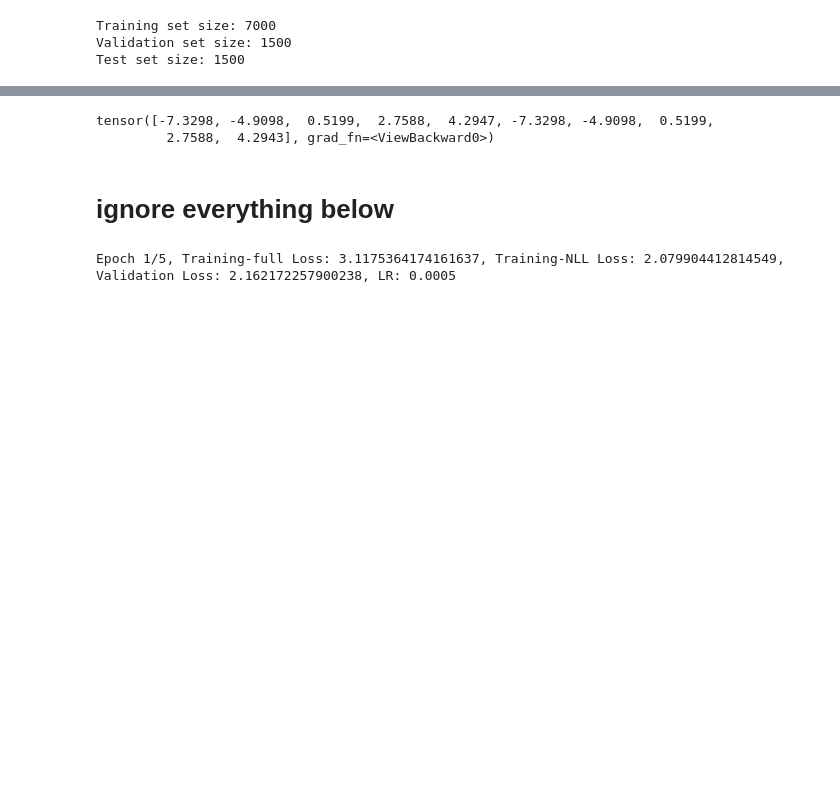
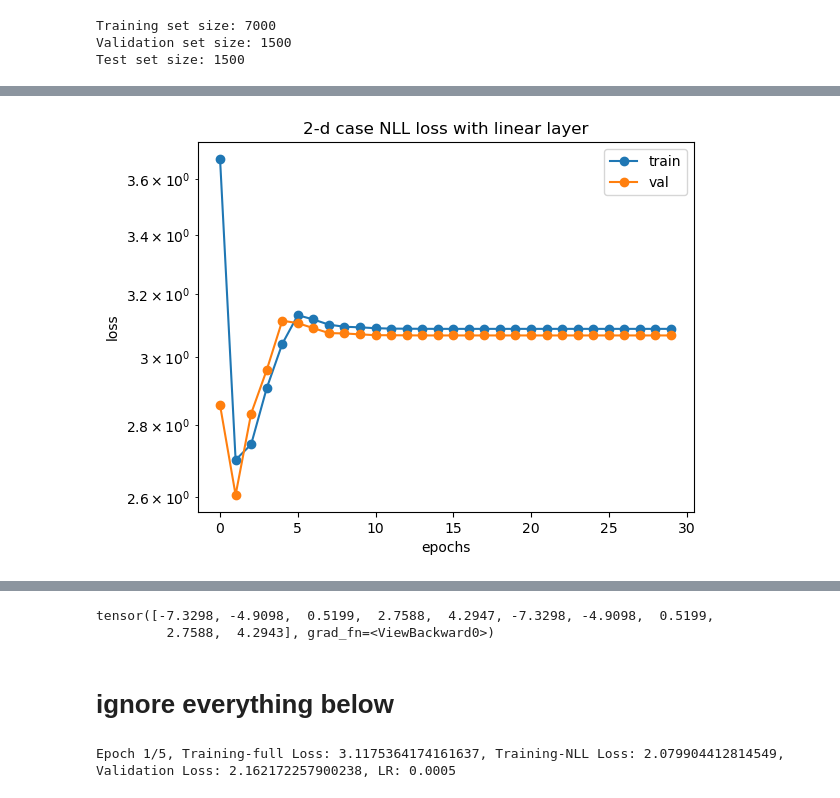
Before and after one commit to neelkanthrawat/Lipschitz_DSNN, a Jupyter notebook: 2d_NF_with_splines_test.ipynb, the cells around one changed output, grey strips where cells are left out. Drawn from its saved outputs; the diff is of its cells as text; code cells hidden in the pictures; blank space fills up the shorter version.

```diff
--- a/2d_NF_with_splines_test.ipynb
+++ b/2d_NF_with_splines_test.ipynb
@@ -484,4 +480,0 @@ I think I do not need to return grad_x_temp list in the forward function anymore
-# %%
-test_tensor = torch.tensor([[1.,2.],[100,2.3],[2.4,3.5]])
-a,b= check_model(test_tensor)
-print("a and b is:"); a,b
@@ -963,3 +906,8 @@ def plot_with_annotations(x, y, title="Plot with (x, y) Annotations", xlabel="X-
+# %%
+plot_loss_curves(train_loss=train_losses, val_loss=val_losses,
+                title="2-d case NLL loss with linear layer", log_scale=True)
+# %% [output]
+[figure, added]
 # %%
 x,y=model_2d.activations[0].nodal_val_loc_tensor.detach().numpy(),\
 model_2d.activations[0].slope_constrained_coefficients_vect.detach().numpy()
```
Also changed, not shown: parts of 37 cells of this notebook.
